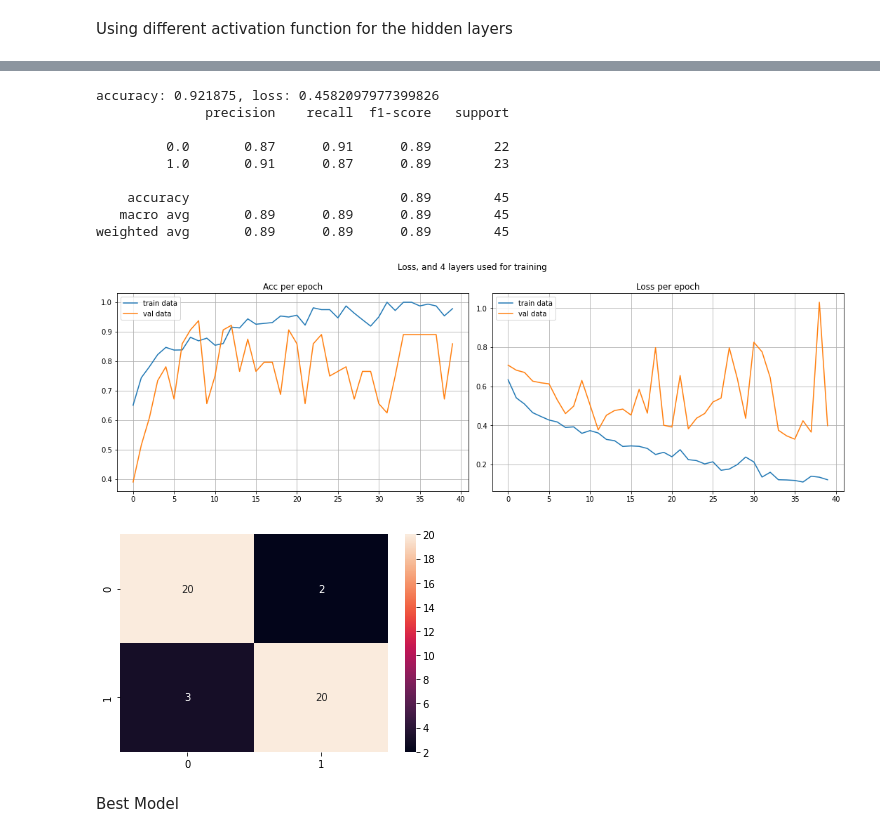
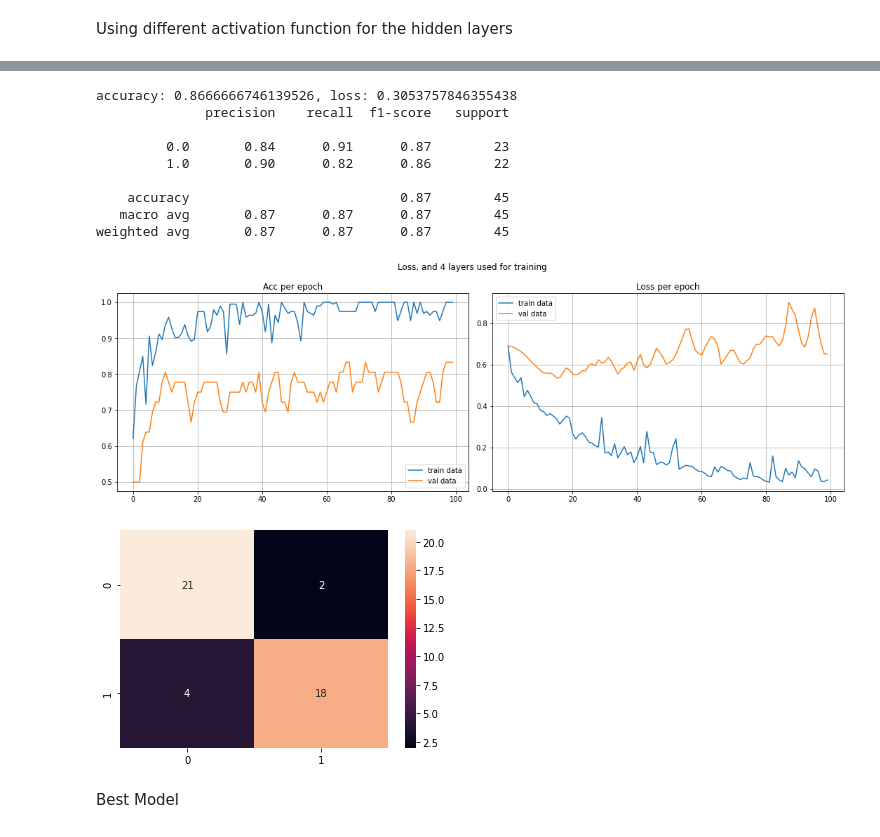
Before and after one commit to zhpinkman/object-detection-sonar, a Jupyter notebook: sonar-classification.ipynb, the cells around one changed output, grey strips where cells are left out. Saved outputs shown, nothing was run; the diff lists cells and outputs as text; code cells hidden in the pictures.

```diff
--- a/sonar-classification.ipynb
+++ b/sonar-classification.ipynb
@@ -97,10 +97,7 @@ class Classifier_nn(nn.Module):
         self.fcs.append(nn.Linear(hidden_size[-1], output_size))
     def forward(self, x):
         for i in range(self.n_layers):
-            if i != 0:
-                x = self.bcs[i](self.activation_function(self.fcs[i](x)))
-            else:
-                x = self.bcs[i](self.activation_function(self.fcs[i](x)))
+            x = self.bcs[i](self.activation_function(self.fcs[i](x)))
         x = self.fcs[self.n_layers](x)
         x = x.squeeze(1)
         return x
@@ -111,10 +108,12 @@ def train(model, train_loader, val_loader, criterion, optimizer, n_epochs):
     epochs_loss = []
     epochs_acc_val = []
     epochs_loss_val = []
+    batches_loss = []
     for epoch in tqdm(range(n_epochs), leave=False):
         epoch_acc = []
         epoch_loss = []
         for data, targets in train_loader:
+            targets = targets.type(torch.LongTensor)
             outputs = model(data)
             loss = criterion(outputs, targets)
             optimizer.zero_grad()
@@ -122,10 +121,12 @@ def train(model, train_loader, val_loader, criterion, optimizer, n_epochs):
             optimizer.step()
 
             with torch.no_grad():
-                preds = torch.round(torch.sigmoid(outputs))
+#                 preds = torch.round(torch.sigmoid(outputs))
+                _, preds = outputs.max(1)
                 acc = (preds == targets).sum() / len(targets)
             epoch_acc.append(acc.item())
             epoch_loss.append(loss.item())
+            batches_loss.append(loss.item())
 
         epochs_acc.append(np.mean(epoch_acc))
         epochs_loss.append(np.mean(epoch_loss))
@@ -135,7 +136,7 @@ def train(model, train_loader, val_loader, criterion, optimizer, n_epochs):
         if epoch_acc_val > best_val_acc:
             best_val_acc = epoch_acc_val
             torch.save(model.state_dict(), 'model.pt')
-    return epochs_acc, epochs_loss, epochs_acc_val, epochs_loss_val
+    return epochs_acc, epochs_loss, epochs_acc_val, epochs_loss_val, batches_loss
 # %%
 def check_accuracy(model, loader, criterion, log):
     model.eval()
@@ -145,10 +146,12 @@ def check_accuracy(model, loader, criterion, log):
         epoch_acc = []
         epoch_loss = []
         for data, targets in loader:
+            targets = targets.type(torch.LongTensor)
             targets_agg = np.append(targets_agg, targets.numpy())
             outputs = model(data)
             loss = criterion(outputs, targets)
-            preds = torch.round(torch.sigmoid(outputs))
+#             preds = torch.round(torch.sigmoid(outputs))
+            _, preds = outputs.max(1)
             outputs_agg = np.append(outputs_agg, preds.numpy())
             acc = (preds == targets).sum()/len(targets)
             epoch_acc.append(acc.item())
@@ -204,9 +207,9 @@ def test_model(df, input_size, n_layers, hidden_size, activation_function, outpu
         activation_function=activation_function
     )
 
-    criterion = nn.BCEWithLogitsLoss()
+    criterion = nn.CrossEntropyLoss()
     optimizer = optim.Adam(model.parameters(), lr)
-    epochs_acc, epochs_loss, epochs_acc_val, epochs_loss_val = train(
+    epochs_acc, epochs_loss, epochs_acc_val, epochs_loss_val, batches_loss = train(
         model,
         train_loader,
         val_loader,
@@ -233,3 +236,4 @@ def test_model(df, input_size, n_layers, hidden_size, activation_function, outpu
     fig = plt.figure()
     sns.heatmap(confusion_matrix(y_true=targets_agg, y_pred=outputs_agg), annot=True)
     print(classification_report(y_pred=outputs_agg, y_true=targets_agg))
+    return batches_loss
@@ -296,17 +337,17 @@ weighted avg       0.82      0.82      0.82        45
 # %%
-test_model(df, df.shape[1] - 1, 4, [70, 35, 16, 8], torch.tanh, 1, 0.001, 40, 32)
+_ = test_model(df, df.shape[1] - 1, 4, [70, 35, 16, 8], torch.tanh, 2, 0.001, 100, 64)
 # %% [output]
-accuracy: 0.921875, loss: 0.4582097977399826
+accuracy: 0.8666666746139526, loss: 0.3053757846355438
               precision    recall  f1-score   support
 
-         0.0       0.87      0.91      0.89        22
-         1.0       0.91      0.87      0.89        23
+         0.0       0.84      0.91      0.87        23
+         1.0       0.90      0.82      0.86        22
 
-    accuracy                           0.89        45
-   macro avg       0.89      0.89      0.89        45
-weighted avg       0.89      0.89      0.89        45
+    accuracy                           0.87        45
+   macro avg       0.87      0.87      0.87        45
+weighted avg       0.87      0.87      0.87        45
-[figure, old version]
+[figure, new version]
-[figure, old version]
+[figure, new version]
 # %% [markdown]
 Best Model
 # %%
```
Also changed, not shown: parts of 12 cells of this notebook, 1 other file.
